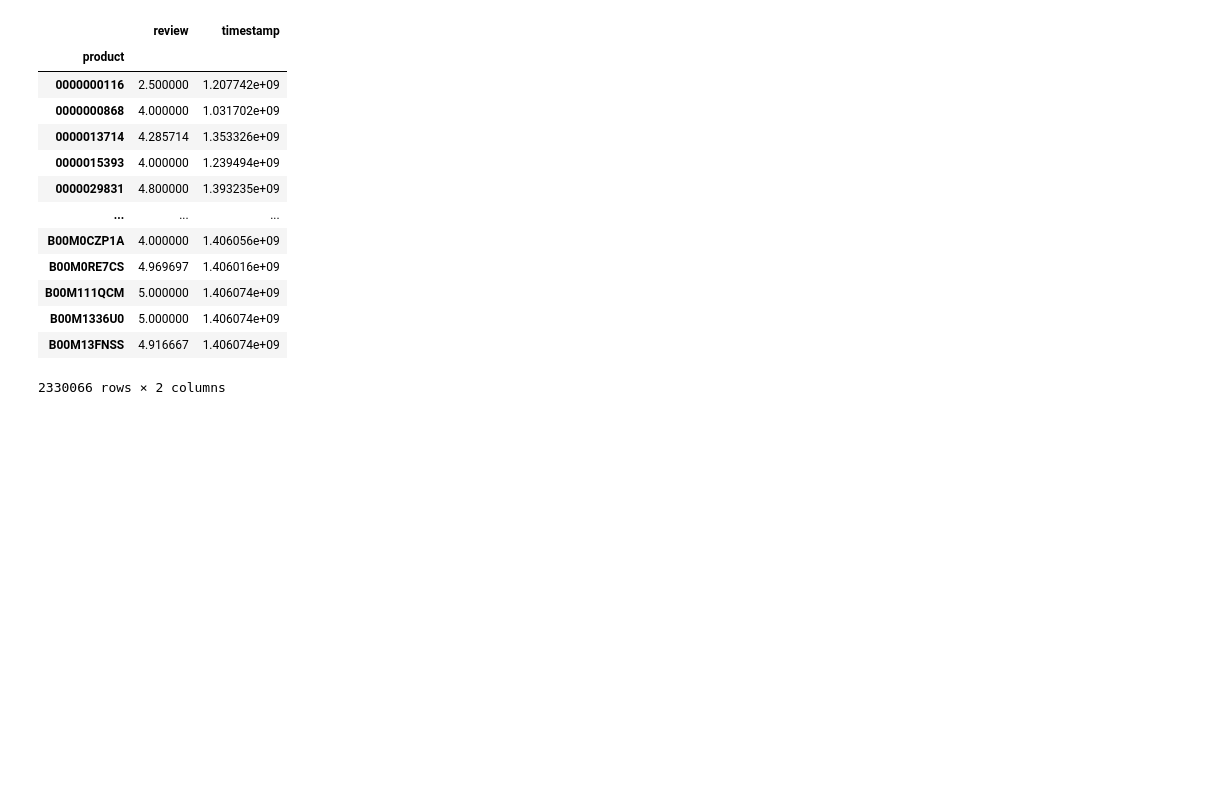
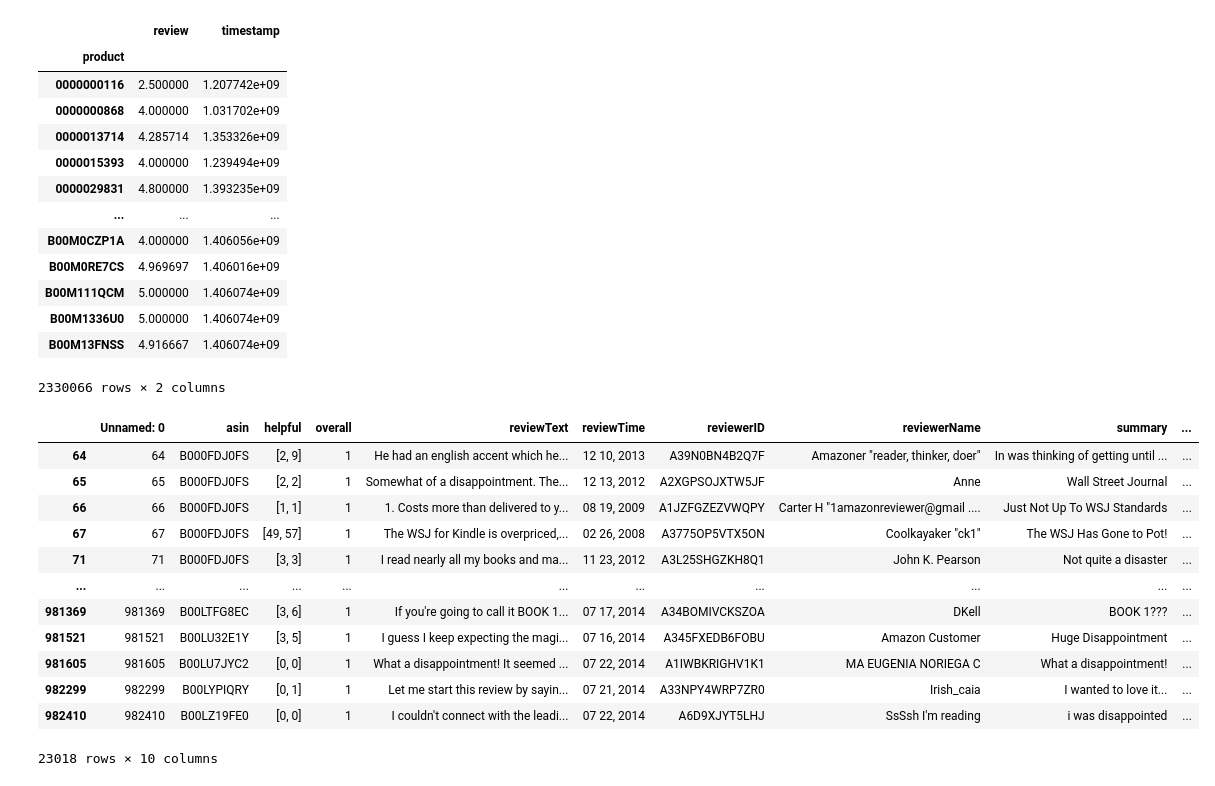
Before and after one commit to JoshSniderman/Merge, a Jupyter notebook: AmazonBooks.ipynb, the cells around one changed output. Cells and saved outputs as stored; diff of their text form; code cells hidden in the pictures; blank space fills up the shorter version.

Commit message:
Amazon update

```diff
--- a/AmazonBooks.ipynb
+++ b/AmazonBooks.ipynb
@@ -95,3 +101,20 @@ title_book.mean()
 | B00M1336U0 | 5.000000 | 1.406074e+09 |
 | B00M13FNSS | 4.916667 | 1.406074e+09 |
 2330066 rows × 2 columns
+# %%
+kindle_1 = kindle_data.loc[kindle_data["overall"] == 1, :]
+kindle_1
+# %% [output]
+|  | Unnamed: 0 | asin | helpful | overall | reviewText | reviewTime | reviewerID | reviewerName | summary | ... |
+| 64 | 64 | B000FDJ0FS | [2, 9] | 1 | He had an english accent which he... | 12 10, 2013 | A39N0BN4B2Q7F | Amazoner "reader, thinker, doer" | In was thinking of getting until ... | ... |
+| 65 | 65 | B000FDJ0FS | [2, 2] | 1 | Somewhat of a disappointment. The... | 12 13, 2012 | A2XGPSOJXTW5JF | Anne | Wall Street Journal | ... |
+| 66 | 66 | B000FDJ0FS | [1, 1] | 1 | 1. Costs more than delivered to y... | 08 19, 2009 | A1JZFGZEZVWQPY | Carter H "1amazonreviewer@gmail .... | Just Not Up To WSJ Standards | ... |
+| 67 | 67 | B000FDJ0FS | [49, 57] | 1 | The WSJ for Kindle is overpriced,... | 02 26, 2008 | A3775OP5VTX5ON | Coolkayaker "ck1" | The WSJ Has Gone to Pot! | ... |
+| 71 | 71 | B000FDJ0FS | [3, 3] | 1 | I read nearly all my books and ma... | 11 23, 2012 | A3L25SHGZKH8Q1 | John K. Pearson | Not quite a disaster | ... |
+| ... | ... | ... | ... | ... | ... | ... | ... | ... | ... | ... |
+| 981369 | 981369 | B00LTFG8EC | [3, 6] | 1 | If you're going to call it BOOK 1... | 07 17, 2014 | A34BOMIVCKSZOA | DKell | BOOK 1??? | ... |
+| 981521 | 981521 | B00LU32E1Y | [3, 5] | 1 | I guess I keep expecting the magi... | 07 16, 2014 | A345FXEDB6FOBU | Amazon Customer | Huge Disappointment | ... |
+| 981605 | 981605 | B00LU7JYC2 | [0, 0] | 1 | What a disappointment! It seemed ... | 07 22, 2014 | A1IWBKRIGHV1K1 | MA EUGENIA NORIEGA C | What a disappointment! | ... |
+| 982299 | 982299 | B00LYPIQRY | [0, 1] | 1 | Let me start this review by sayin... | 07 21, 2014 | A33NPY4WRP7ZR0 | Irish_caia | I wanted to love it... | ... |
+| 982410 | 982410 | B00LZ19FE0 | [0, 0] | 1 | I couldn't connect with the leadi... | 07 22, 2014 | A6D9XJYT5LHJ | SsSsh I'm reading | i was disappointed | ... |
+23018 rows × 10 columns
```
Also changed, not shown: parts of 5 cells of this notebook, 1 other file.
